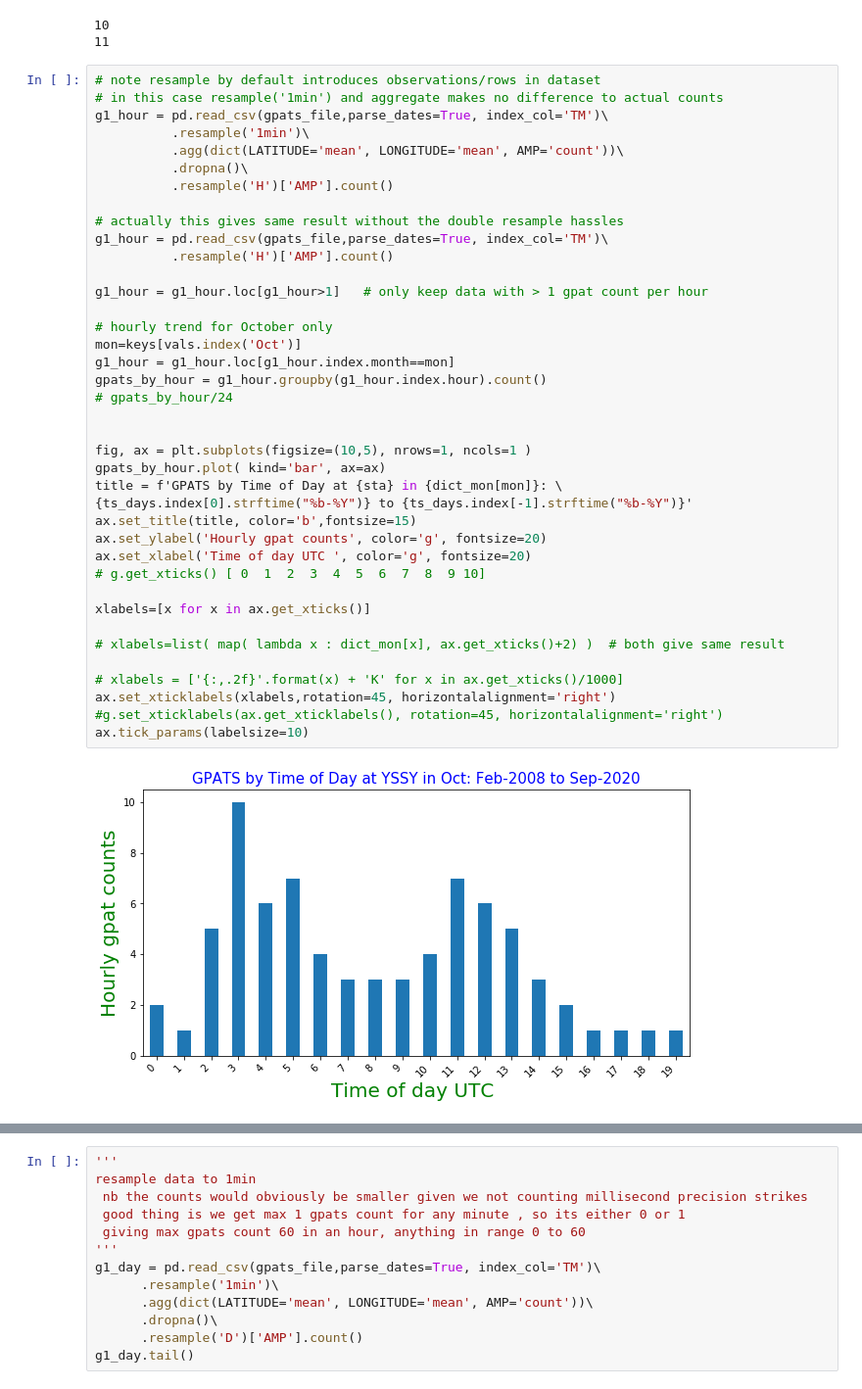
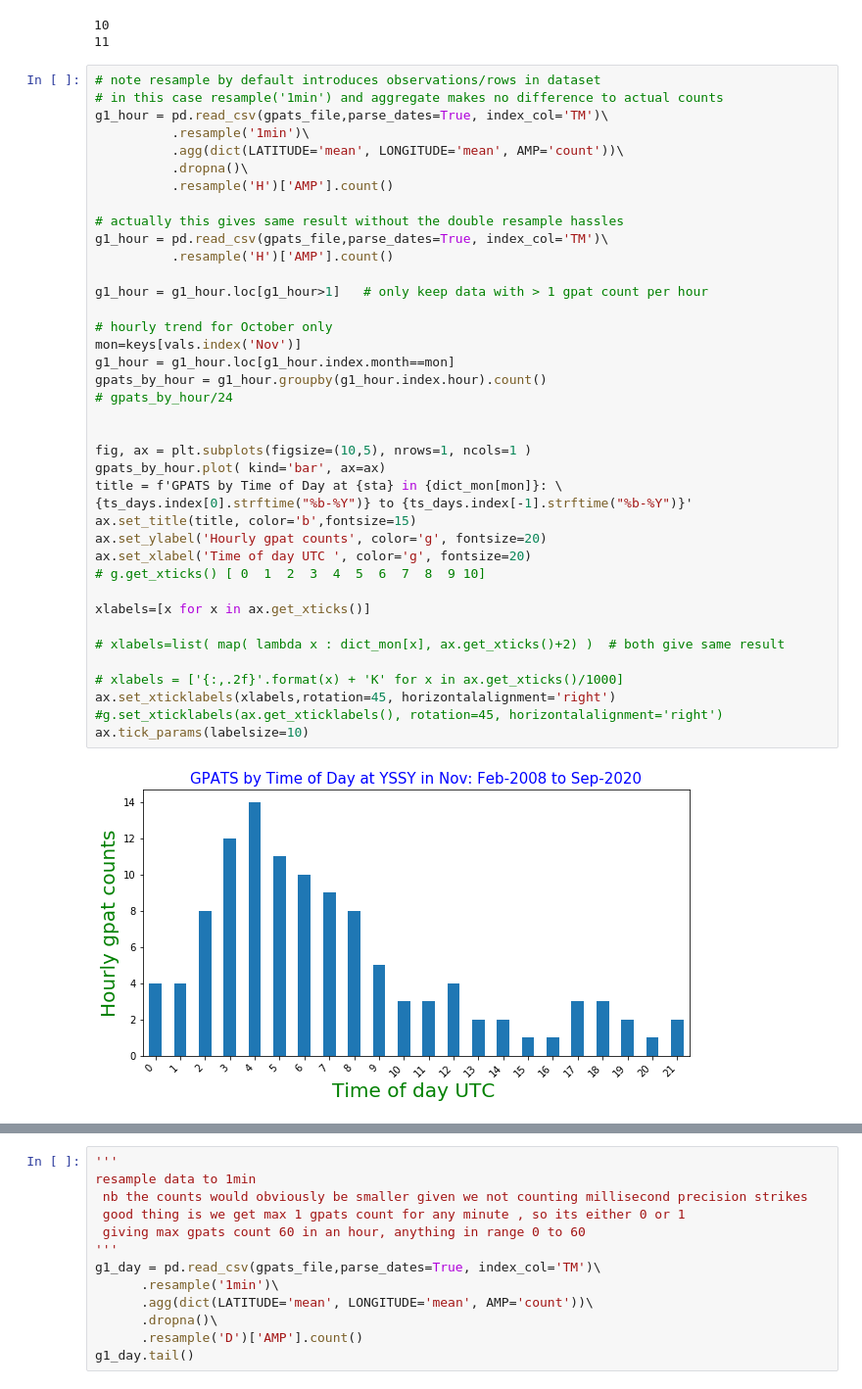
Before and after one commit to launda/avguide, a Jupyter notebook: Sydney_Basin_Storms.ipynb, the cells around one changed output, grey strips where cells are left out. Shown at 98% size. Saved outputs shown, nothing was run; the diff lists cells and outputs as text.

```diff
--- a/Sydney_Basin_Storms.ipynb
+++ b/Sydney_Basin_Storms.ipynb
@@ -306,32 +335,32 @@ g1_hour = pd.read_csv(gpats_file,parse_dates=True, index_col='TM')\
 # actually this gives same result without the double resample hassles
 g1_hour = pd.read_csv(gpats_file,parse_dates=True, index_col='TM')\
           .resample('H')['AMP'].count()
 
 g1_hour = g1_hour.loc[g1_hour>1]   # only keep data with > 1 gpat count per hour
 
 # hourly trend for October only
-mon=keys[vals.index('Oct')]
+mon=keys[vals.index('Nov')]
 g1_hour = g1_hour.loc[g1_hour.index.month==mon]
 gpats_by_hour = g1_hour.groupby(g1_hour.index.hour).count()
 # gpats_by_hour/24
 
 
 fig, ax = plt.subplots(figsize=(10,5), nrows=1, ncols=1 )
 gpats_by_hour.plot( kind='bar', ax=ax)
 title = f'GPATS by Time of Day at {sta} in {dict_mon[mon]}: \
 {ts_days.index[0].strftime("%b-%Y")} to {ts_days.index[-1].strftime("%b-%Y")}'
 ax.set_title(title, color='b',fontsize=15)
 ax.set_ylabel('Hourly gpat counts', color='g', fontsize=20)
 ax.set_xlabel('Time of day UTC ', color='g', fontsize=20)
 # g.get_xticks() [ 0  1  2  3  4  5  6  7  8  9 10]
 
 xlabels=[x for x in ax.get_xticks()]
 
 # xlabels=list( map( lambda x : dict_mon[x], ax.get_xticks()+2) )  # both give same result
 
 # xlabels = ['{:,.2f}'.format(x) + 'K' for x in ax.get_xticks()/1000]
 ax.set_xticklabels(xlabels,rotation=45, horizontalalignment='right')
 #g.set_xticklabels(ax.get_xticklabels(), rotation=45, horizontalalignment='right')
 ax.tick_params(labelsize=10)
 # %% [output]
-[figure, old version]
+[figure, new version]
```
Also changed, not shown: parts of 25 cells of this notebook.
